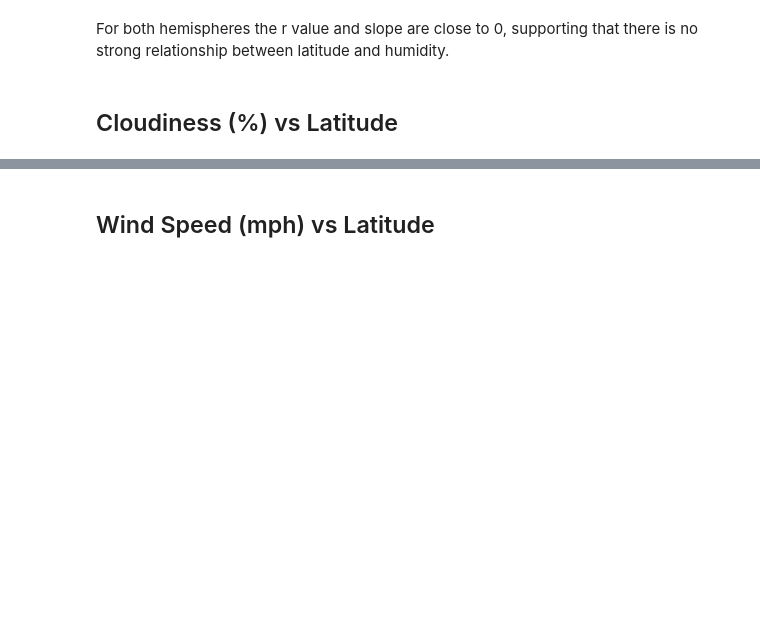
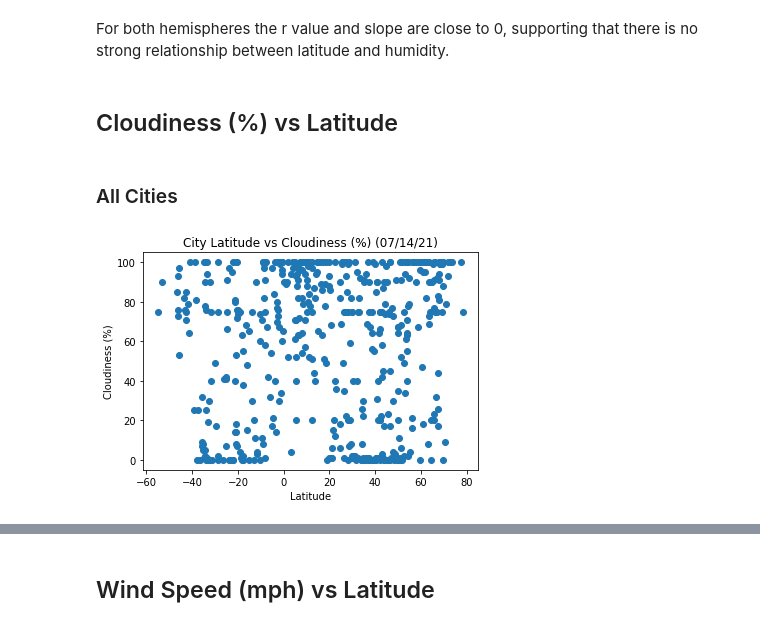
Before and after one commit to mjcarlson628/python-api-challenge, a Jupyter notebook: WeatherPy/WeatherPy.ipynb, the cells around one changed output, grey strips where cells are left out. Cells and saved outputs as stored; diff of their text form; code cells hidden in the pictures; blank space fills up the shorter version.

Commit message:
Cloudiness plots

```diff
--- a/WeatherPy/WeatherPy.ipynb
+++ b/WeatherPy/WeatherPy.ipynb
@@ -296,3 +296,17 @@ plt.show()
 For both hemispheres the r value and slope are close to 0, supporting that there is no strong relationship between latitude and humidity.
 # %% [markdown]
 ## Cloudiness (%) vs Latitude
+# %% [markdown]
+### All Cities
+# %%
+# All cities
+plt.scatter(cities_df["Lat"], cities_df["Cloudiness"])
+plt.title("City Latitude vs Cloudiness (%) (07/14/21)")
+plt.xlabel("Latitude")
+plt.ylabel("Cloudiness (%)")
+
+plt.savefig("Images/AllClouds")
+
+plt.show()
+# %% [output]
+[figure, added]
```
Also changed, not shown: parts of 5 cells of this notebook, 3 other files.
